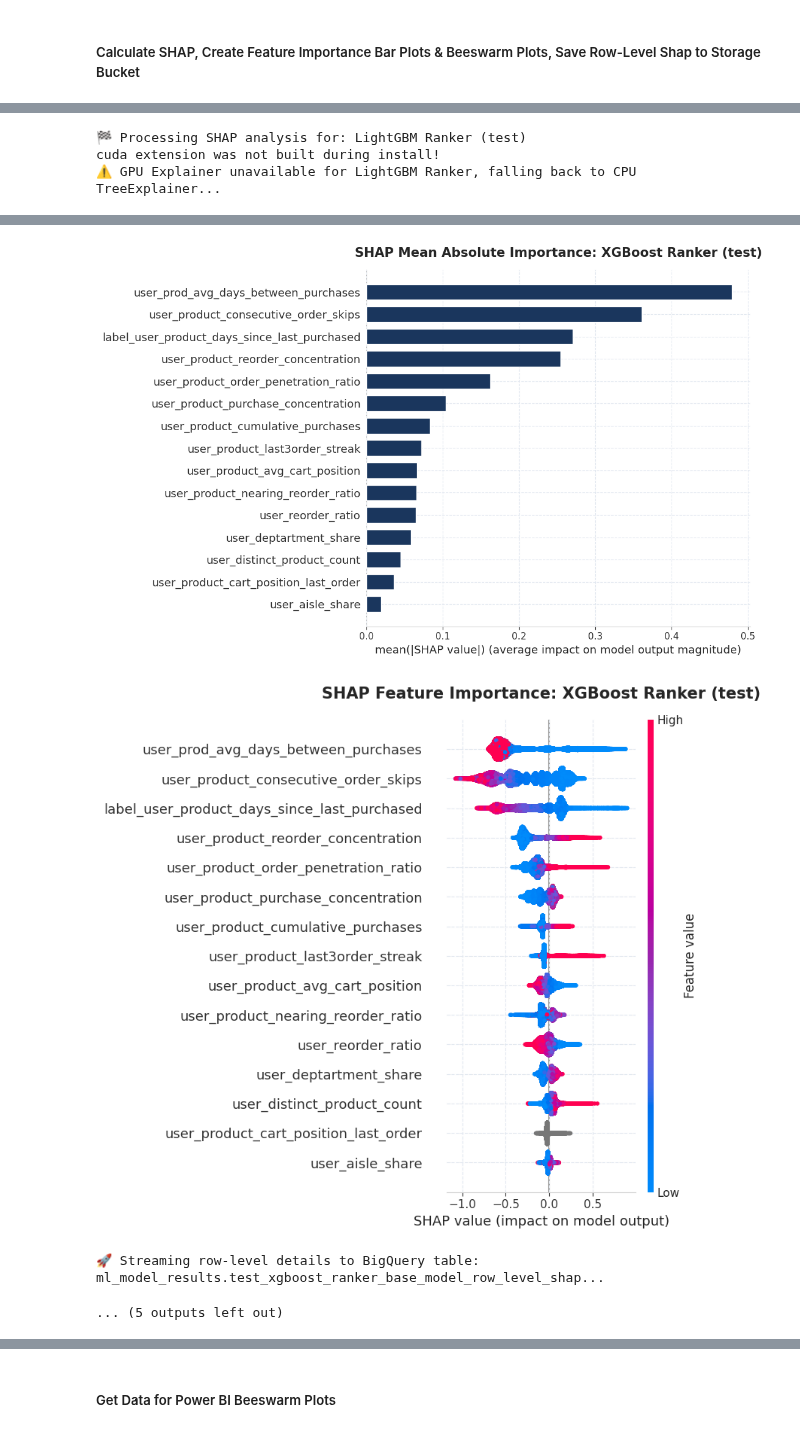
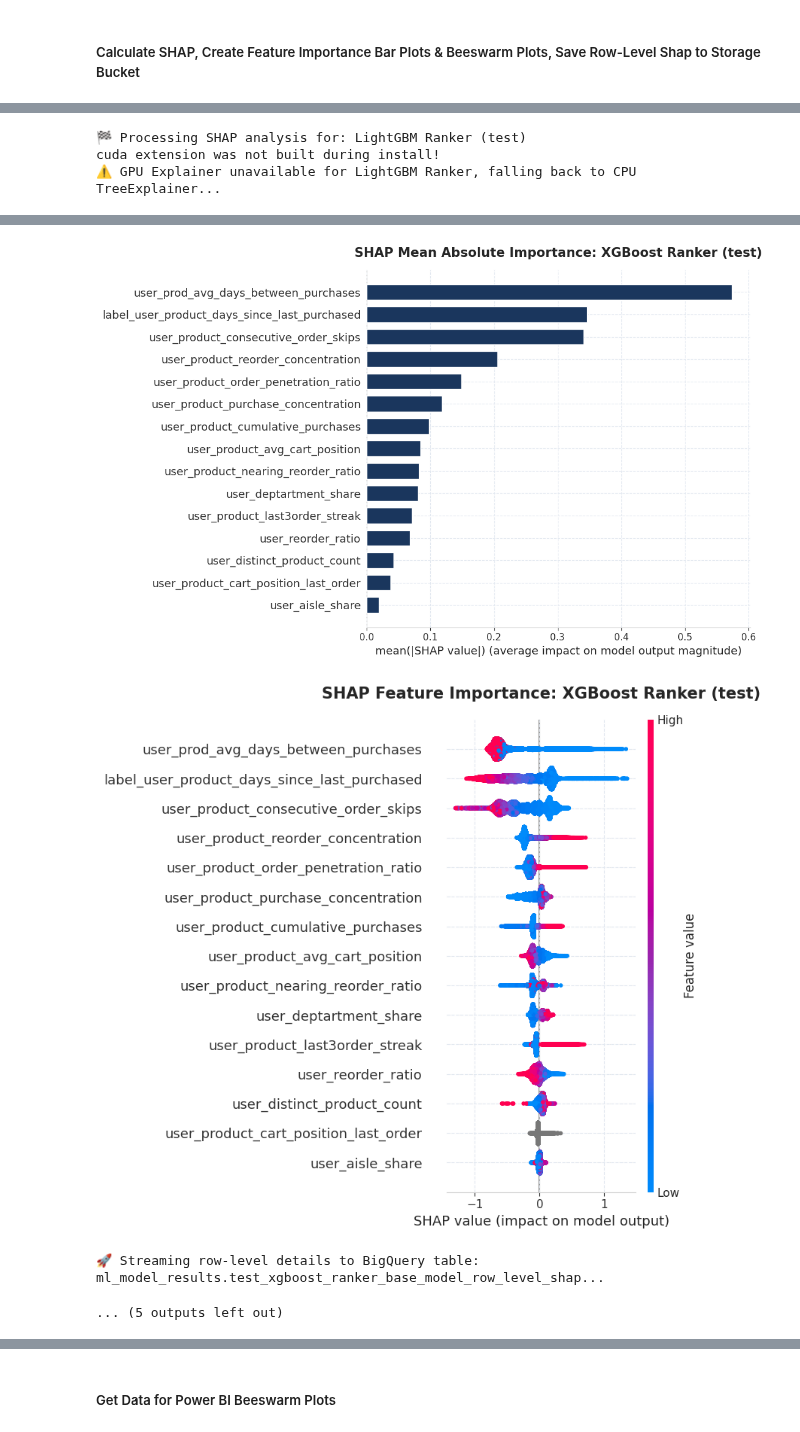
Before and after one commit to Jason-Handerhan/Kaggle-Instacart-Reorder-Engine-Portfolio-Project, a Jupyter notebook: Notebooks/evaluation/model_evaluation.ipynb, the cells around one changed output, grey strips where cells are left out. Cells and saved outputs as stored; diff of their text form; code cells hidden in the pictures.

```diff
--- a/Notebooks/evaluation/model_evaluation.ipynb
+++ b/Notebooks/evaluation/model_evaluation.ipynb
@@ -802,7 +786,7 @@ cuda extension was not built during install!
 ... (5 outputs left out)
 # %%
 #Test
-test_power_bi_shap_barplots= get_shap_plots(models, test_df, feature_list, project_id, model_mapping, feature_display_mapping, dataset_split='test', sample_size=200000)
+test_power_bi_shap_barplots= get_shap_plots(models, test_df, feature_list, project_id, model_mapping, feature_display_mapping, dataset_split='test', sample_size=150000)
 # %% [output]
 🏁 Processing SHAP analysis for: LightGBM Ranker (test)
 cuda extension was not built during install!
@@ -823,6 +807,6 @@ cuda extension was not built during install!
 🏁 Processing SHAP analysis for: XGBoost Ranker (test)
-[figure, old version]
+[figure, new version]
-[figure, old version]
+[figure, new version]
 🚀 Streaming row-level details to BigQuery table: ml_model_results.test_xgboost_ranker_base_model_row_level_shap...
 ... (5 outputs left out)
 # %% [markdown]
```
Also changed, not shown: parts of 14 cells of this notebook, 1 other file.
